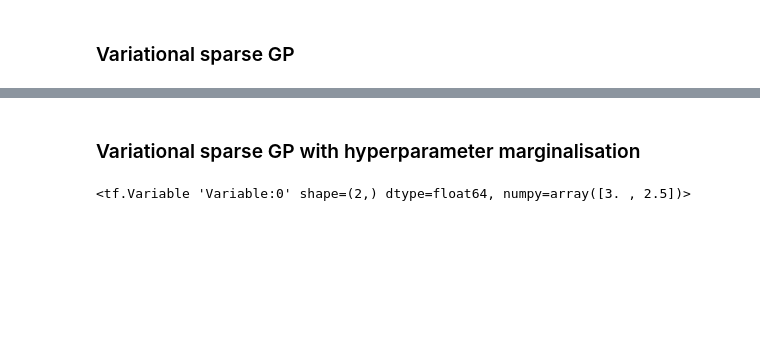
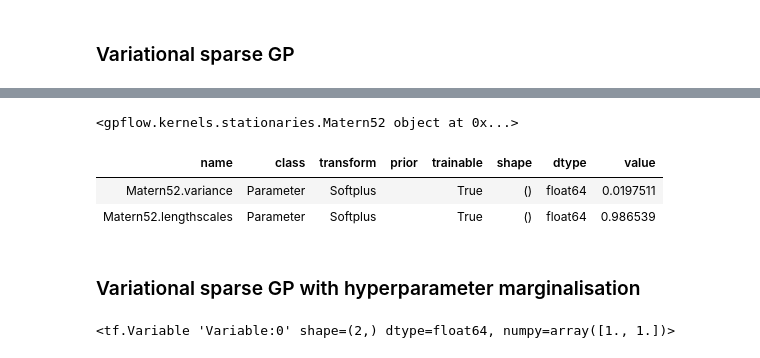
Before and after one commit to wunsworth/AirPollutionSensor, a Jupyter notebook: Notebooks/DS Variational model.ipynb, the cells around one changed output, grey strips where cells are left out. Saved outputs shown, nothing was run; the diff lists cells and outputs as text; code cells hidden in the pictures; blank space fills up the shorter version.

```diff
--- a/Notebooks/DS Variational model.ipynb
+++ b/Notebooks/DS Variational model.ipynb
@@ -305,7 +327,7 @@ NameError: name 'X' is not defined
 # %%
-sgpr = SparseGPReg(X, Y, Z, gpflow.kernels.RBF(1), 0.005)
-sgpr.kernel.lengthscales.assign(0.8)
-sgpr.kernel.variance.assign(0.2)
-sgpr.fit(batch_size = 5, epochs = 100, lr = 0.05, fit_Z=True)
+sgpr = SparseGPReg(X, Y, Z, gpflow.kernels.Matern52(1), 0.01)
+sgpr.kernel.lengthscales.assign(1.0)
+sgpr.kernel.variance.assign(0.5)
+sgpr.fit(batch_size = 5, epochs = 300, lr = 0.02, fit_Z=False, fit_params=True)
 sgpr.plot(figsize=(18, 10))
 # %% [output]
@@ -330,3 +352,10 @@ array([[-8.92812001e+00, -3.04772839e+00, -4.62650214e+01,
+# %%
+sgpr.kernel
+# %% [output]
+<gpflow.kernels.stationaries.Matern52 object at 0x...>
+| name | class | transform | prior | trainable | shape | dtype | value |
+| Matern52.variance | Parameter | Softplus |  | True | () | float64 | 0.0197511 |
+| Matern52.lengthscales | Parameter | Softplus |  | True | () | float64 | 0.986539 |
 # %% [markdown]
 ### Variational sparse GP with hyperparameter marginalisation
 # %%
@@ -387,11 +425,11 @@ class VariKernel:
 gpflow_kernel = gpflow.kernels.Matern52(2)
 param_list = ['lengthscales', 'variance']
 
-k = VariKernel(gpflow_kernel, param_list)
-k.get_param_dict()
+varikern = VariKernel(gpflow_kernel, param_list, 20)
+varikern.get_param_dict()
 
-new_ps = {'lengthscales': 3.0, 'variance': 2.5}
-k.set_param_dict(new_ps)
-k.get_param_tensor()
+new_ps = {'lengthscales': 1.0, 'variance': 1.0}
+varikern.set_param_dict(new_ps)
+varikern.get_param_tensor()
 # %% [output]
-<tf.Variable 'Variable:0' shape=(2,) dtype=float64, numpy=array([3. , 2.5])>
+<tf.Variable 'Variable:0' shape=(2,) dtype=float64, numpy=array([1., 1.])>
```
Also changed, not shown: parts of 9 cells of this notebook, 2 other files.
